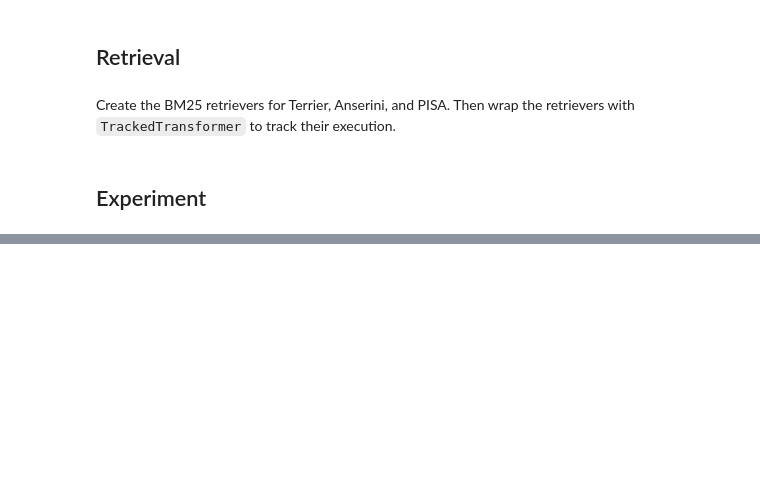
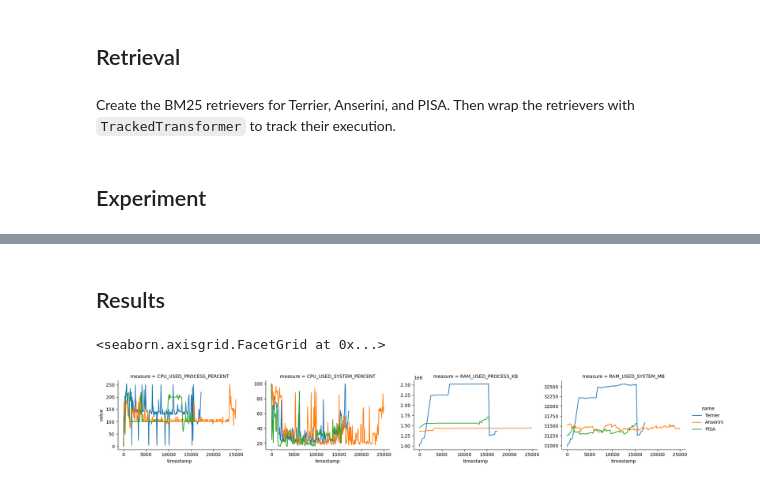
Before and after one commit to tira-io/tirex-tracker, a Jupyter notebook: python/examples/example-terrier-anserini-pisa.ipynb, the cells around one changed output, grey strips where cells are left out. Cells and saved outputs as stored; diff of their text form; code cells hidden in the pictures; blank space fills up the shorter version.

Commit message:
Finalize Terrier/Anserini/PISA demo

```diff
--- a/python/examples/example-terrier-anserini-pisa.ipynb
+++ b/python/examples/example-terrier-anserini-pisa.ipynb
@@ -88,10 +189,10 @@ def tracking_results_to_df(
 # %%
 df_indexing = concat([
-    tracking_results_to_df(tracking_results, measure)
-    for tracking_results in [
-        terrier_indexing_tracking_results,
-        anserini_indexing_tracking_results,
-        pisa_indexing_tracking_results,
+    tracking_results_to_df(tracking_results, measure).assign(name=name)
+    for name, tracking_results in [
+        ("Terrier", terrier_indexing_tracking_results),
+        ("Anserini", anserini_indexing_tracking_results),
+        ("PISA", pisa_indexing_tracking_results),
     ]
     for measure in [
         Measure.CPU_USED_PROCESS_PERCENT,
@@ -100,3 +201,4 @@ df_indexing = concat([
         Measure.RAM_USED_SYSTEM_MB,
     ]
 ])
+df_indexing
@@ -140,0 +305,22 @@ def tracking_results_to_df(tracking_results: TrackingHandle):
+# %% [markdown]
+## Results
+# %%
+plot = FacetGrid(
+    df_indexing,
+    col="measure",
+    hue="name",
+    sharey=False,
+    sharex=False,
+    height=3,
+    aspect=1.5,
+)
+plot.map_dataframe(
+    lineplot,
+    x="timestamp",
+    y="value",
+)
+plot.add_legend()
+plot
+# %% [output]
+<seaborn.axisgrid.FacetGrid at 0x...>
+[figure, added]
```
Also changed, not shown: parts of 13 cells of this notebook.
